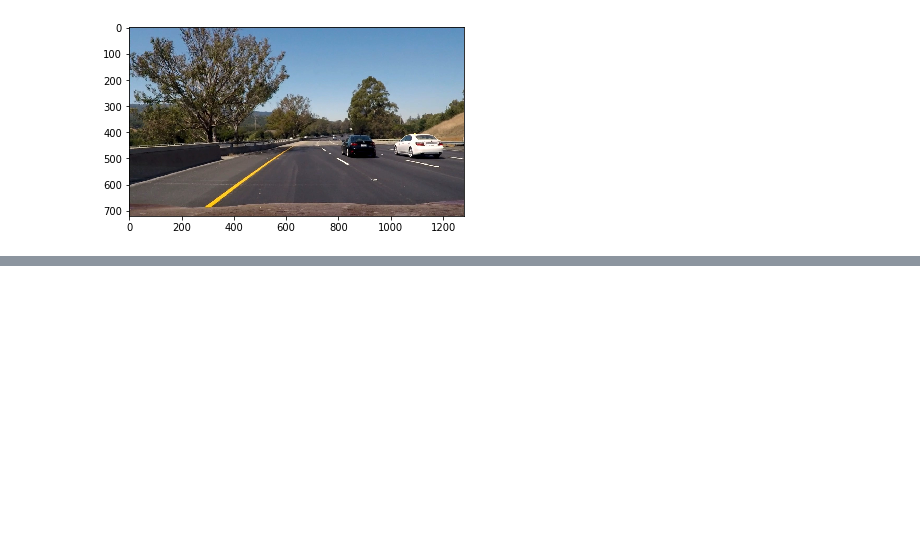
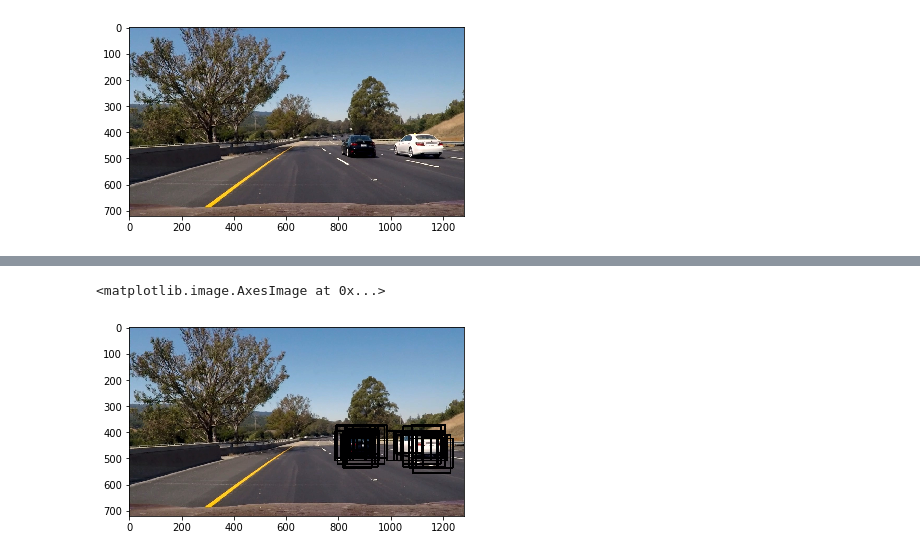
Before and after one commit to DeniseJames/Udacity-P5-Vehicle-Detection, a Jupyter notebook: plotslidingwindows.ipynb, the cells around one changed output, grey strips where cells are left out. Drawn from its saved outputs; the diff is of its cells as text; code cells hidden in the pictures; blank space fills up the shorter version.

```diff
--- a/plotslidingwindows.ipynb
+++ b/plotslidingwindows.ipynb
@@ -443,13 +372,3 @@ for fname in image_files:
 
     img = cv2.imread(fname)
     show_images([process_image(img)], titles=[fname])
-# %%
-def draw_boxes(img, bboxes, color=(0, 0, 255), thick=6):
-    # Make a copy of the image
-    imcopy = np.copy(img)
-    # Iterate through the bounding boxes
-    for bbox in bboxes:
-        # Draw a rectangle given bbox coordinates
-        cv2.rectangle(imcopy, bbox[0], bbox[1], color, thick)
-    # Return the image copy with boxes drawn
-    return imcopy
@@ -460,0 +375,16 @@ def process_image(image):
+# %%
+normalized_image = image.astype(np.float32)/255
+draw_image = np.copy(normalized_image)
+windows = slide_windows_cumulative(normalized_image)
+hot_windows = search_windows(normalized_image, windows, svc, X_scaler, color_space=color_space,
+                        spatial_size=spatial_size, hist_bins=hist_bins,
+                        orient=orient, pix_per_cell=pix_per_cell,
+                        cell_per_block=cell_per_block,
+                        hog_channel=hog_channel, spatial_feat=spatial_feat,
+                        hist_feat=hist_feat, hog_feat=hog_feat)
+# %%
+window_img = draw_boxes(draw_image, hot_windows, color=(0, 0, 255), thick=6)
+plt.imshow(window_img)
+# %% [output]
+<matplotlib.image.AxesImage at 0x...>
+[figure, added]
```
Also changed, not shown: parts of 24 cells of this notebook, 3 other files.
